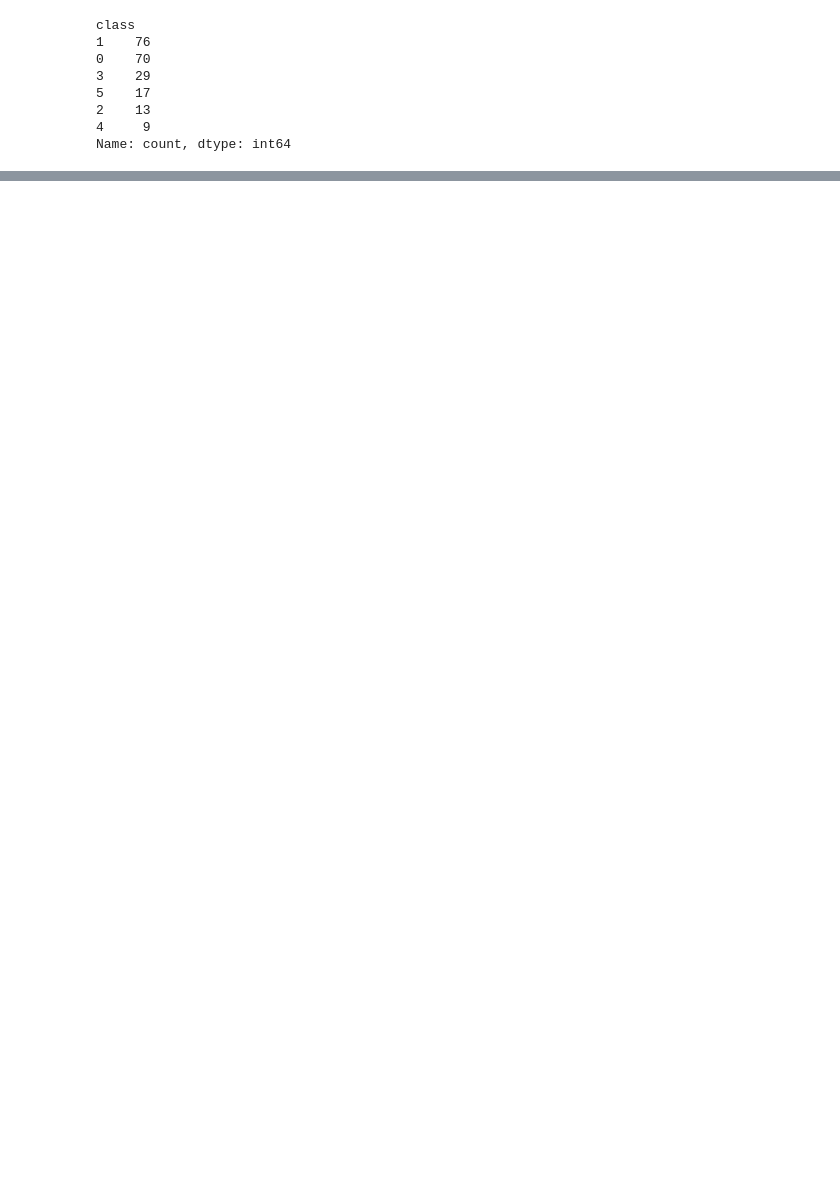
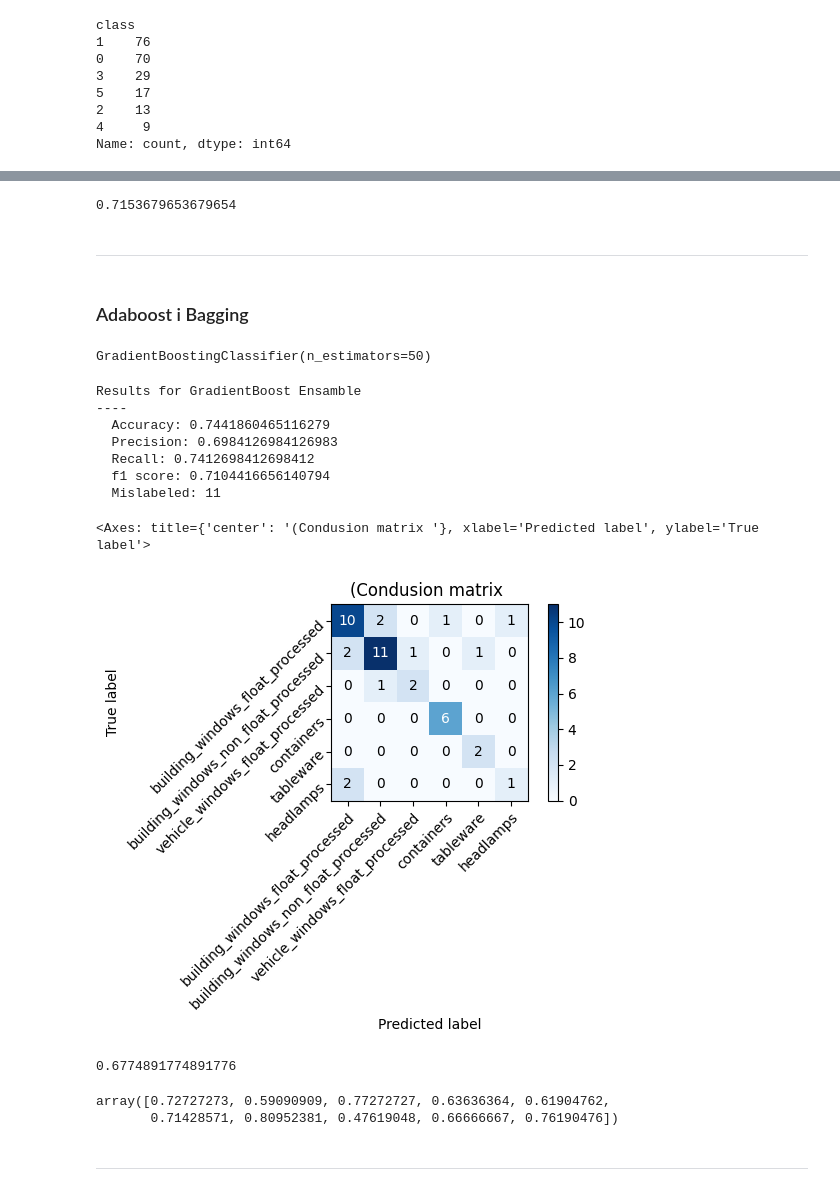
Before and after one commit to RastaAmanek/github, a Jupyter notebook: 9_1_zespoly_klasyfikatorow.ipynb, the cells around one changed output, grey strips where cells are left out. Drawn from its saved outputs; the diff is of its cells as text; code cells hidden in the pictures; blank space fills up the shorter version.

```diff
--- a/9_1_zespoly_klasyfikatorow.ipynb
+++ b/9_1_zespoly_klasyfikatorow.ipynb
@@ -431,0 +504,41 @@ Results for RandomForestClassifier_train
+# %%
+np.mean(cv_results['test_score'])
+# %% [output]
+0.7153679653679654
+# %% [markdown]
+------------
+# %% [markdown]
+### Adaboost i Bagging
+# %%
+gbclf = GradientBoostingClassifier(n_estimators=50)
+gbclf.fit(X_train, y_train)
+# %% [output]
+GradientBoostingClassifier(n_estimators=50)
+# %%
+y_gb = gbclf.predict(X_test)
+# %%
+print_results(calculate_metrics(y_test.values, y_gb), 'GradientBoost Ensamble')
+cm = confusion_matrix(y_test, y_gb)
+plot_confusion_matrix(cm, classes)
+# %% [output]
+Results for GradientBoost Ensamble
+----
+  Accuracy: 0.7441860465116279
+  Precision: 0.6984126984126983
+  Recall: 0.7412698412698412
+  f1 score: 0.7104416656140794
+  Mislabeled: 11
+<Axes: title={'center': '(Condusion matrix '}, xlabel='Predicted label', ylabel='True label'>
+[figure, added]
+# %%
+cv_results = cross_validate(gbclf, X, y, cv=10)
+np.mean(cv_results['test_score'])
+# %% [output]
+0.6774891774891776
+# %%
+cv_results['test_score']
+# %% [output]
+array([0.72727273, 0.59090909, 0.77272727, 0.63636364, 0.61904762,
+       0.71428571, 0.80952381, 0.47619048, 0.66666667, 0.76190476])
+# %% [markdown]
+--------
```
Also changed, not shown: parts of 38 cells of this notebook.
